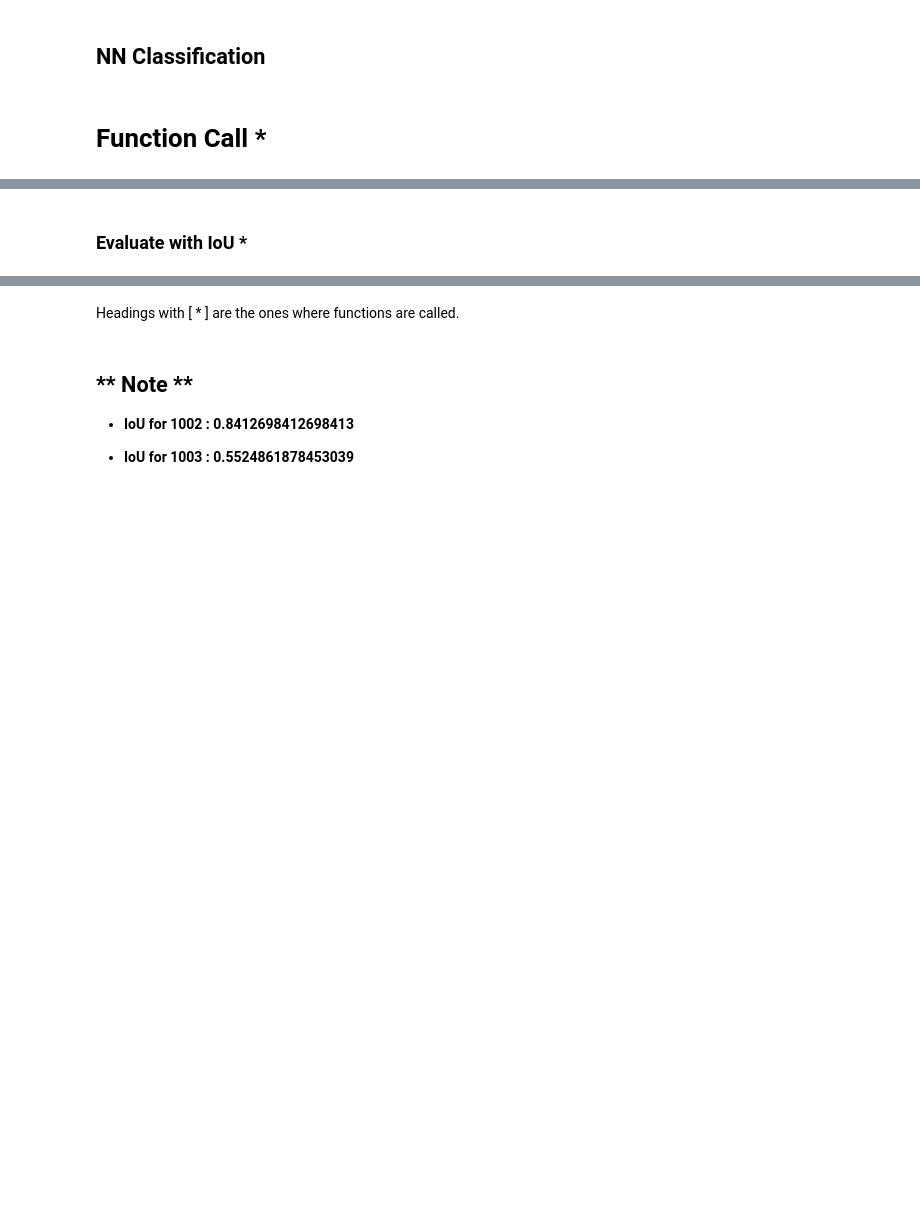
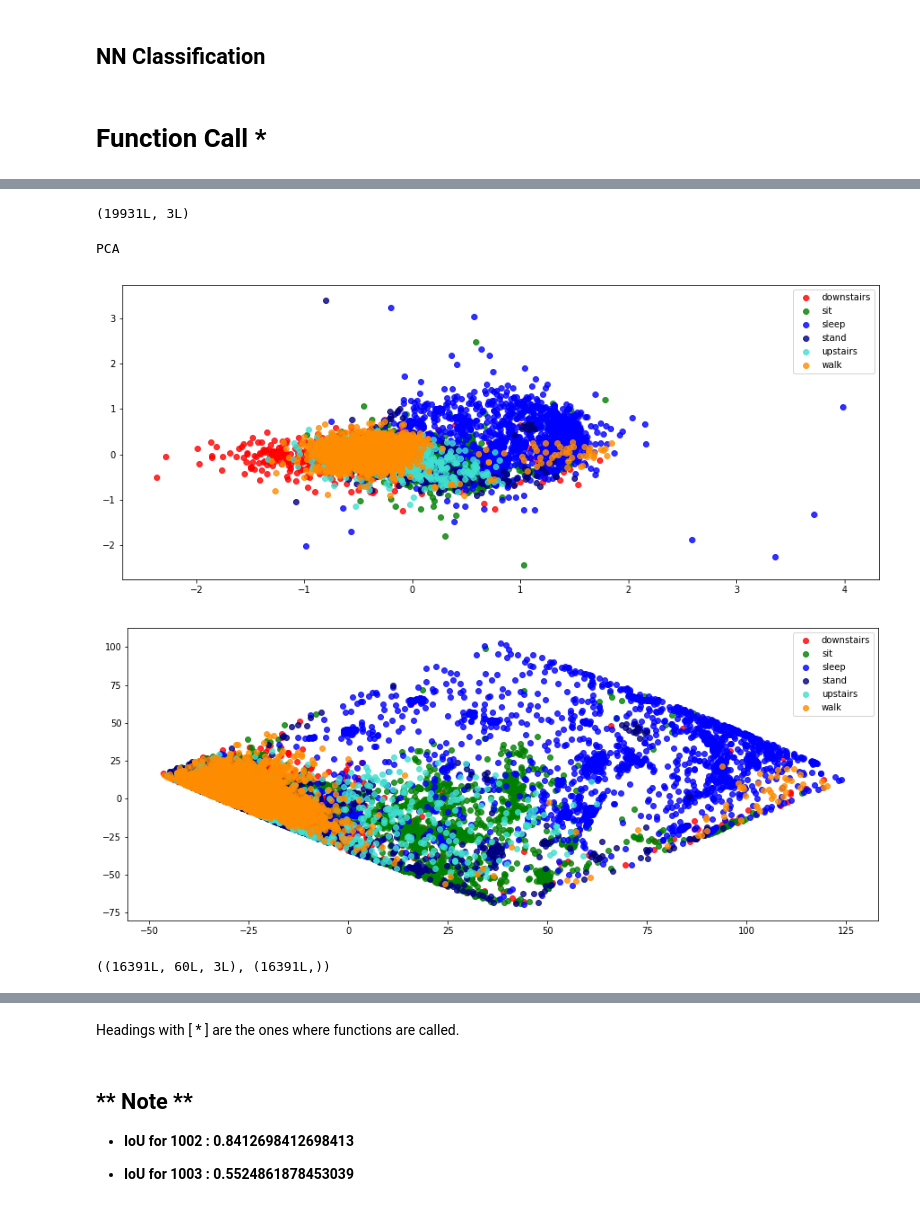
Before and after one commit to indykorpong/activity_classifier, a Jupyter notebook: NN.ipynb, the cells around one changed output, grey strips where cells are left out. Cells and saved outputs as stored; diff of their text form; code cells hidden in the pictures; blank space fills up the shorter version.

```diff
--- a/NN.ipynb
+++ b/NN.ipynb
@@ -841,21 +15,0 @@ from sklearn.discriminant_analysis import LinearDiscriminantAnalysis
-# %%
-def apply_pca(X, y, target_names):
-    n_comp = 3
-
-    pca = PCA(n_components=n_comp)
-    X_r = pca.fit(X).transform(X)
-    print(pca.fit(X).components_)
-
-    lw = 1
-
-    f, ax = plt.subplots(figsize=(15,6))
-
-    for color, i, target_name in zip(colors, [0, 1, 2, 3, 4, 5], target_names):
-        ax.scatter(X_r[np.where(y==i), 0], X_r[np.where(y==i), 1], color=color, alpha=.8, linewidths=lw,
-                      label=target_name)
-        ax.legend(loc='best', shadow=False, scatterpoints=1)
-
-    plt.show()
-    plt.close(f)
-
-    return np.array(X_r)
@@ -1409,2 +109,0 @@ def union_walk(exact_range, pred_range):
-# %% [markdown]
-### Evaluate with IoU *
@@ -1436,0 +110,17 @@ def union_walk(exact_range, pred_range):
+# %%
+# calculate roll, pitch, yaw
+roll, pitch, yaw = calc_rpy(X_all, subject_id, colors)
+rpy = np.array([roll, pitch, yaw]).transpose()
+
+print(rpy.shape)
+# %% [output]
+(19931L, 3L)
+# %%
+# apply PCA and LDA to X_norm and rpy
+print("PCA")
+X_pca = apply_pca(X_all, y_all, label_list)
+rpy_pca = apply_pca(rpy, y_all, label_list)
+# %% [output]
+PCA
+[figure, added]
+[figure, added]
@@ -1436,0 +173,20 @@ def union_walk(exact_range, pred_range):
+# %%
+rpy_concat = []
+y_concat = []
+for i in range(len(rpy_label)):
+    for j in range(len(rpy_label[i])):
+        rpy_ol, y_ol = make_overlapping(np.array(rpy_label[i][j]), y_label[i][j])
+
+        if(len(rpy_concat)==0):
+            rpy_concat = rpy_ol
+        else:
+            rpy_concat = np.vstack((rpy_concat, rpy_ol))
+
+        if(len(y_concat)==0):
+            y_concat = y_ol
+        else:
+            y_concat = np.hstack((y_concat, y_ol))
+
+print(rpy_concat.shape, y_concat.shape)
+# %% [output]
+((16391L, 60L, 3L), (16391L,))
```
Also changed, not shown: parts of 113 cells of this notebook, 9 other files.
